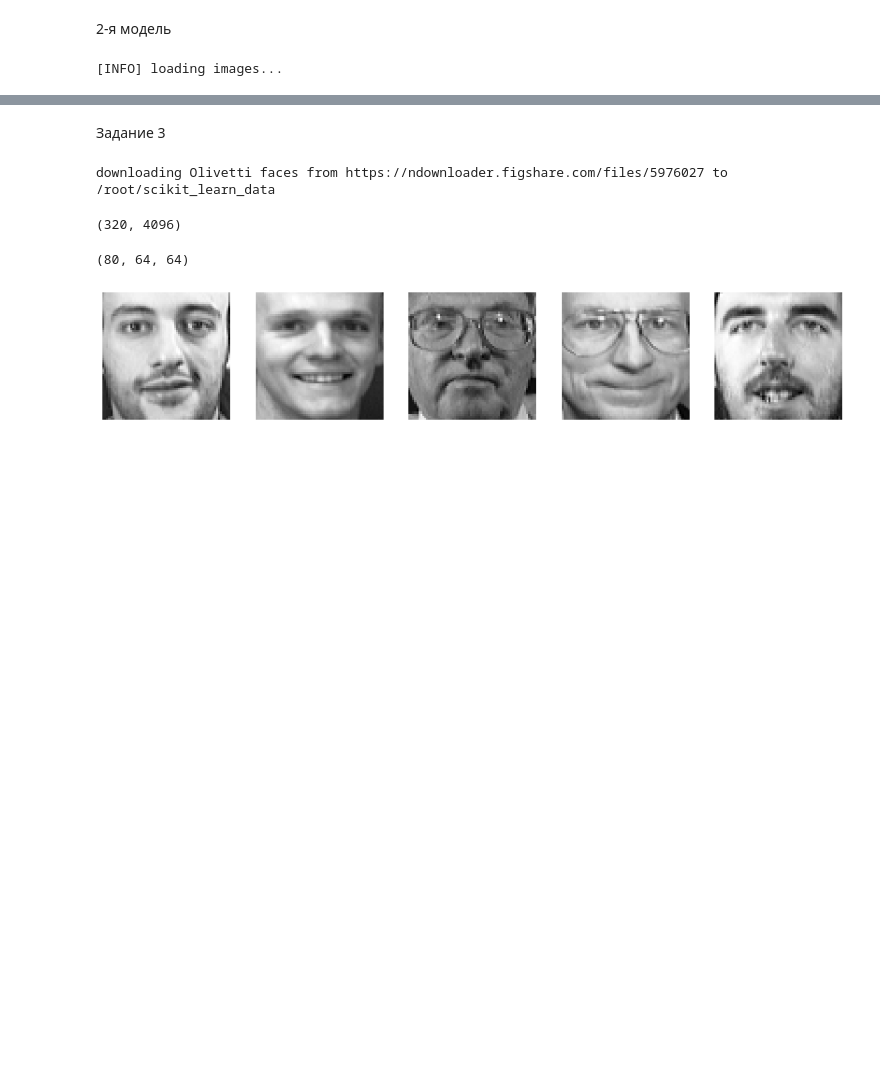
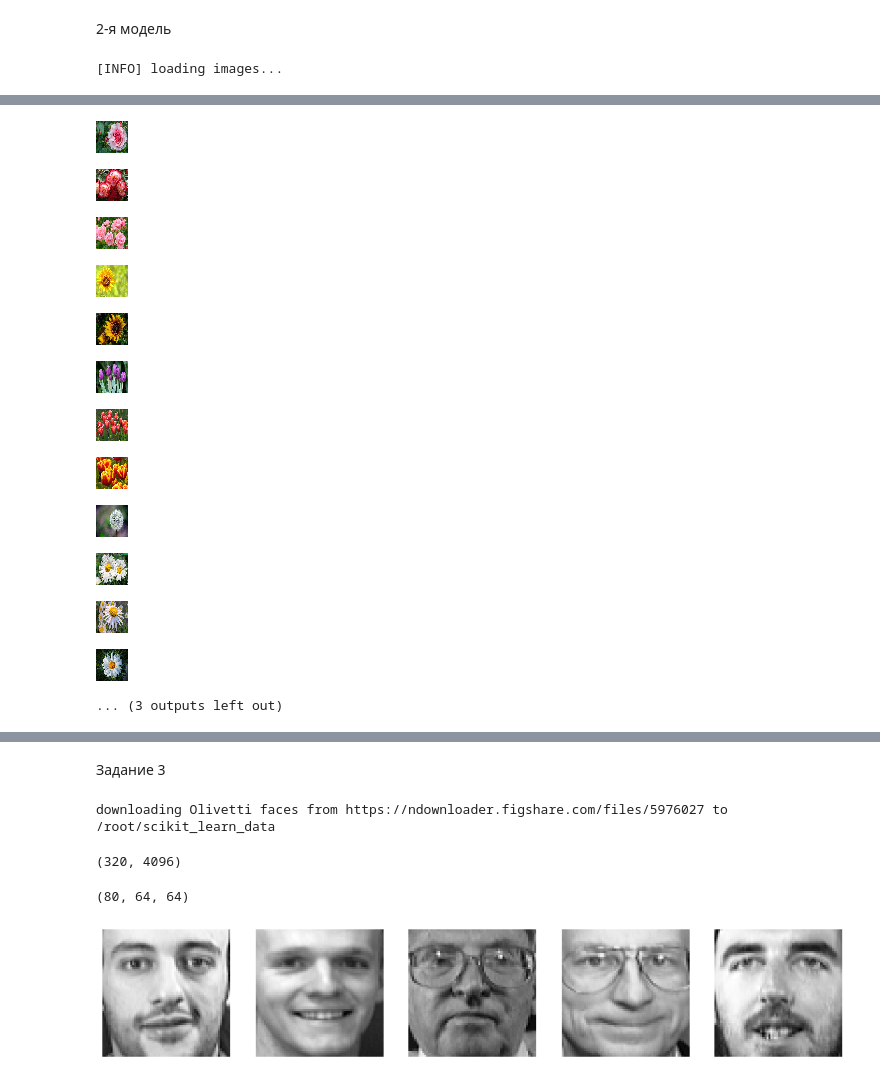
Before and after one commit to nadya-az/artificial_neural_networks, a Jupyter notebook: Практическая_работа_№3.ipynb, the cells around one changed output, grey strips where cells are left out. Cells and saved outputs as stored; diff of their text form; code cells hidden in the pictures; blank space fills up the shorter version.

```diff
--- a/Практическая_работа_№3.ipynb
+++ b/Практическая_работа_№3.ipynb
@@ -487,3 +492,40 @@ img_c = image.copy()
+# %%
+import os
+import cv2
+import numpy as np
+from google.colab.patches import cv2_imshow # Импорт функции cv2_imshow для вывода изображений
+
+data_path = "/content/drive/MyDrive/flower/"
+
+# Загрузка изображений и обрезка до размера 32x32
+images = []
+for filename in os.listdir(data_path):
+    img = cv2.imread(os.path.join(data_path, filename))
+    img = cv2.resize(img, (32, 32))
+    images.append(img)
+
+# Преобразование списка изображений в массив numpy
+images = np.array(images)
+
+# Вывод изображений на экран
+for img in images:
+    cv2_imshow(img)
+    cv2.waitKey(0)
+cv2.destroyAllWindows()
+# %% [output]
+[figure, added]
+[figure, added]
+[figure, added]
+[figure, added]
+[figure, added]
+[figure, added]
+[figure, added]
+[figure, added]
+[figure, added]
+[figure, added]
+[figure, added]
+[figure, added]
+... (3 outputs left out)
 # %%
 import tensorflow as tf
 
```
Also changed, not shown: parts of 15 cells of this notebook.
